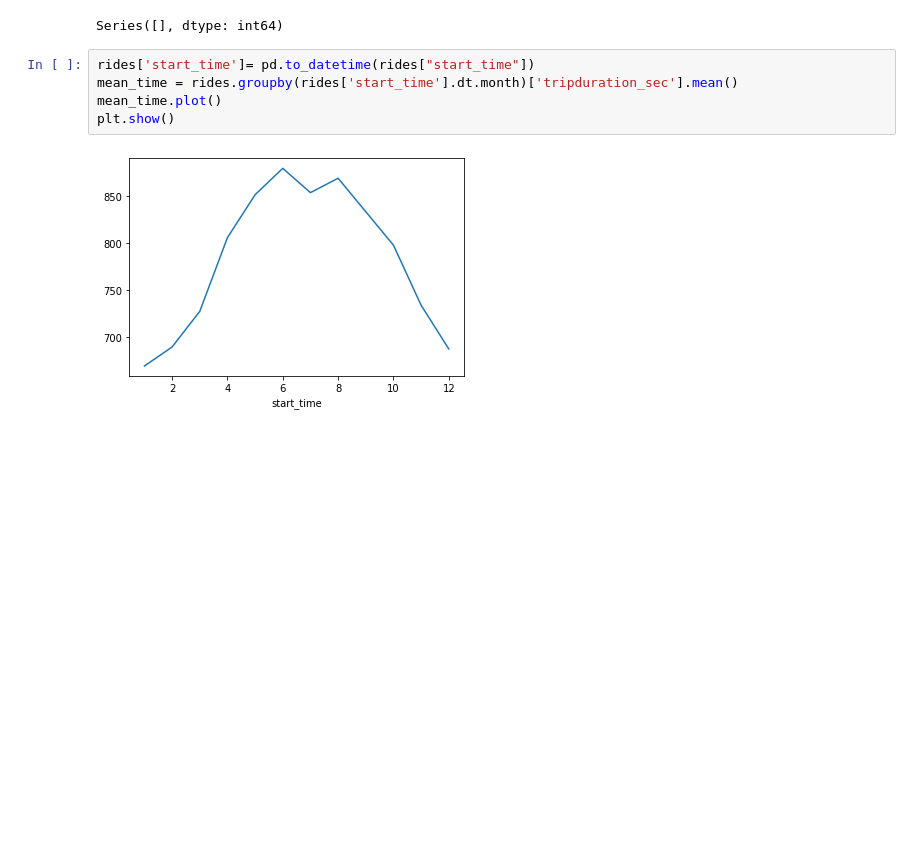
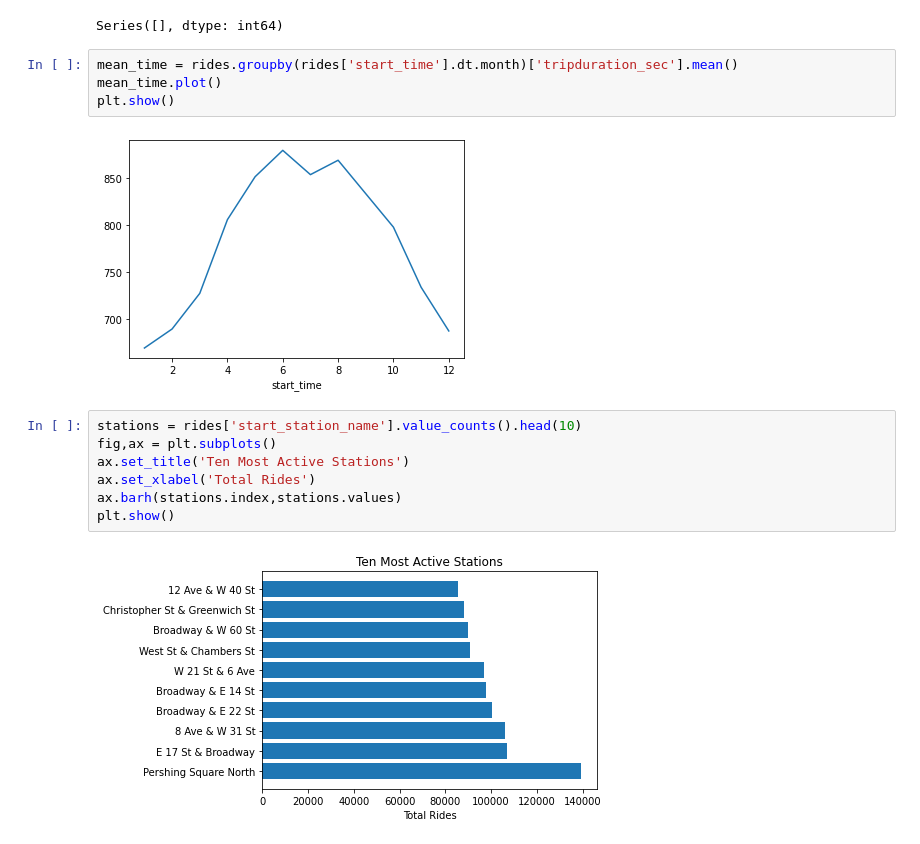
Before and after one commit to marvinaj90/data_projects, a Jupyter notebook: citibike/ride_distribution.ipynb, the cells around one changed output. Saved outputs shown, nothing was run; the diff lists cells and outputs as text; blank space fills up the shorter version.

```diff
--- a/citibike/ride_distribution.ipynb
+++ b/citibike/ride_distribution.ipynb
@@ -51,9 +52,17 @@ rides[rides['tripduration_sec']>5400].value_counts()
 # %% [output]
 Series([], dtype: int64)
 # %%
-rides['start_time']= pd.to_datetime(rides["start_time"])
 mean_time = rides.groupby(rides['start_time'].dt.month)['tripduration_sec'].mean()
 mean_time.plot()
 plt.show()
 # %% [output]
 [figure]
+# %%
+stations = rides['start_station_name'].value_counts().head(10)
+fig,ax = plt.subplots()
+ax.set_title('Ten Most Active Stations')
+ax.set_xlabel('Total Rides')
+ax.barh(stations.index,stations.values)
+plt.show()
+# %% [output]
+[figure, added]
```
Also changed, not shown: parts of 1 cell of this notebook.
